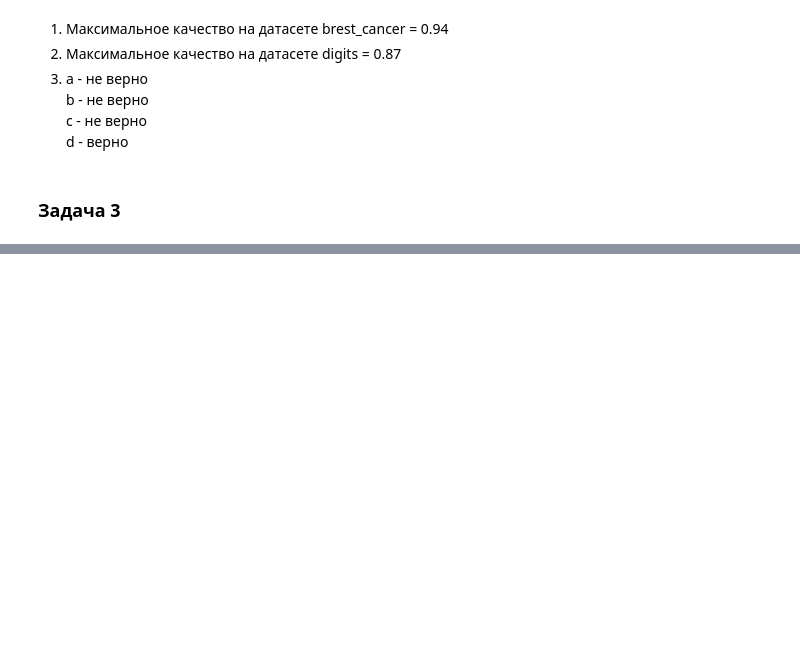
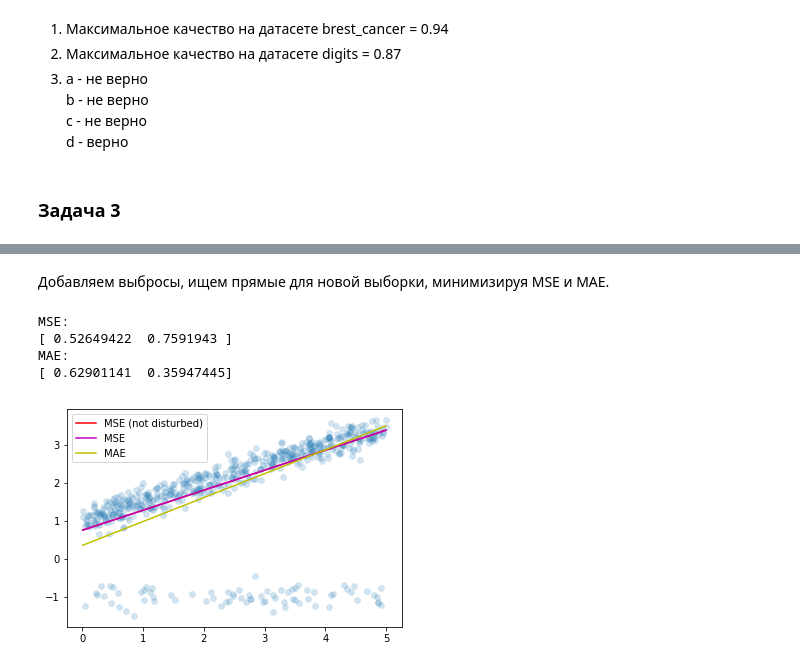
Before and after one commit to KaloshinPE/machinelearning_6sem, a Jupyter notebook: task1/report.ipynb, the cells around one changed output, grey strips where cells are left out. Drawn from its saved outputs; the diff is of its cells as text; code cells hidden in the pictures; blank space fills up the shorter version.

```diff
--- a/task1/report.ipynb
+++ b/task1/report.ipynb
@@ -107,0 +136,30 @@ digits:
+# %% [markdown]
+Добавляем выбросы, ищем прямые для новой выборки, минимизируя MSE и MAE.
+# %%
+for i in range(75):
+    Data[0].append(np.random.uniform(x[0], x[-1]))
+    Data[1].append(-1 + np.random.normal(scale=0.2))
+
+a_mse = minimize(lambda a: np.mean(map(lambda i: (Data[1][i] - a[0]*Data[0][i] - a[1])**2, range(len(Data)))), [0, 0]).x
+a_mae = minimize(lambda a: np.mean(map(lambda i: np.abs(Data[1][i] - a[0]*Data[0][i] - a[1]), range(len(Data)))), [0, 0]).x
+print "MSE:"
+print a_mse
+print "MAE:"
+print a_mae
+
+y_mse = [a_mse[0]*xx + a_mse[1] for xx in x]
+y_mae = [a_mae[0]*xx + a_mae[1] for xx in x]
+
+
+plt.scatter(Data[0], Data[1], linewidths=0.5, alpha=0.2)
+plt.plot(x, y, label='MSE (not disturbed)', color='r')
+plt.plot(x, y_mse, label='MSE', color='m')
+plt.plot(x, y_mae, label='MAE', color='y')
+plt.legend()
+plt.show()
+# %% [output]
+MSE:
+[ 0.52649422  0.7591943 ]
+MAE:
+[ 0.62901141  0.35947445]
+[figure, added]
```
Also changed, not shown: parts of 6 cells of this notebook, 1 other file.
